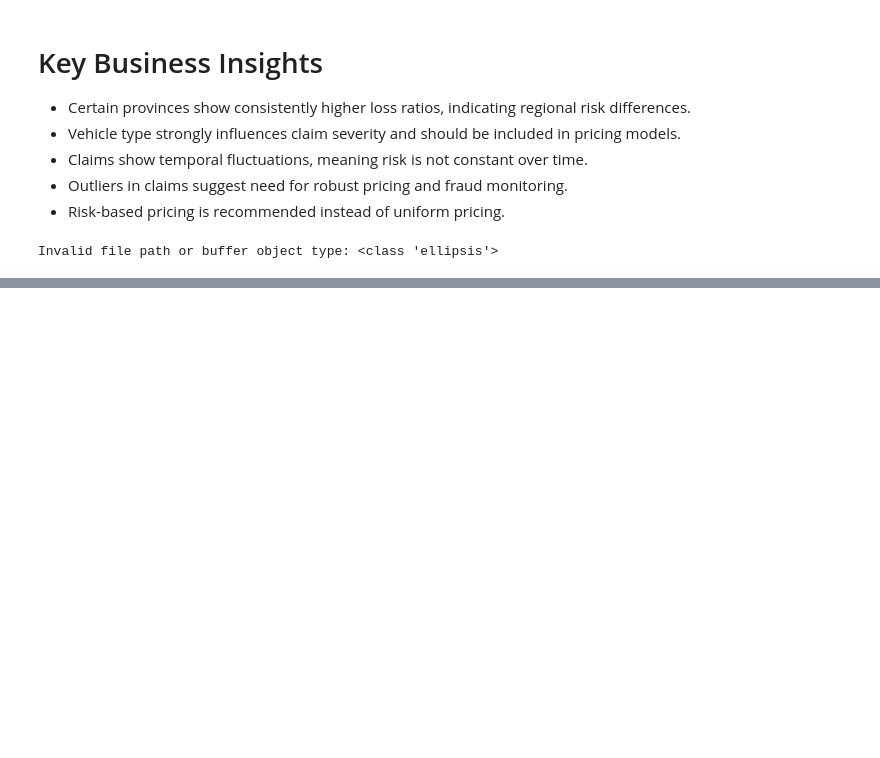
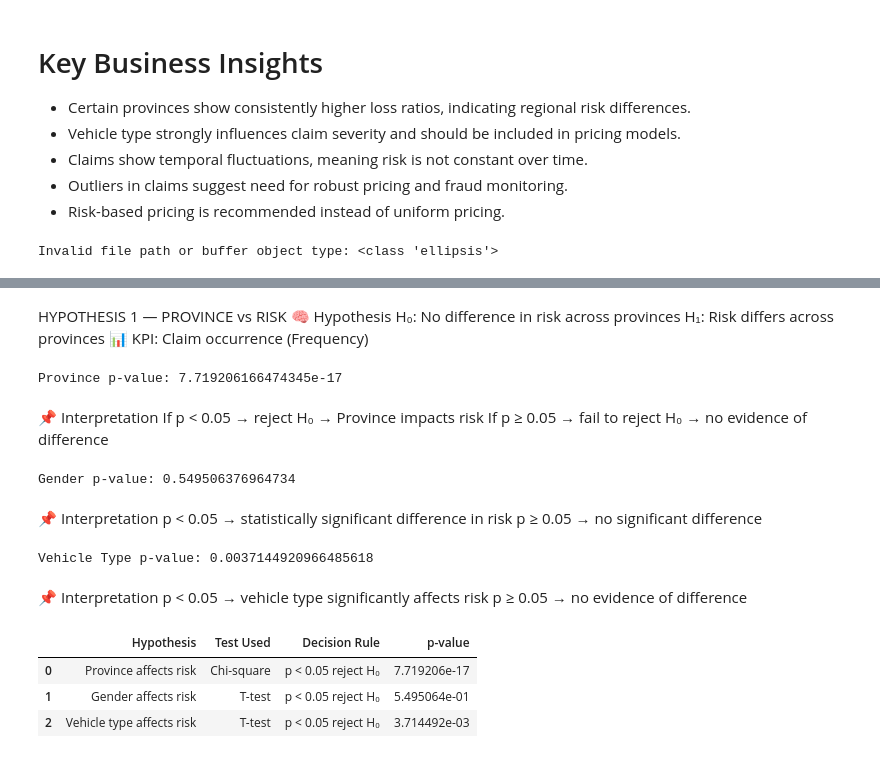
Before and after one commit to Bethabrh/insurance-risk-analytics, a Jupyter notebook: notebooks/01_eda.ipynb, the cells around one changed output, grey strips where cells are left out. Cells and saved outputs as stored; diff of their text form; code cells hidden in the pictures; blank space fills up the shorter version.

```diff
--- a/notebooks/01_eda.ipynb
+++ b/notebooks/01_eda.ipynb
@@ -334,0 +450,80 @@ SyntaxError: invalid syntax (592029976.py, line 1)
+# %%
+df["LossRatio"] = df["TotalClaims"] / df["TotalPremium"]
+df["LossRatio"] = df["LossRatio"].replace([np.inf, -np.inf], np.nan)
+df = df.dropna(subset=["LossRatio"])
+# %% [markdown]
+HYPOTHESIS 1 — PROVINCE vs RISK
+🧠 Hypothesis
+H₀: No difference in risk across provinces
+H₁: Risk differs across provinces
+📊 KPI: Claim occurrence (Frequency)
+# %%
+province_table = pd.crosstab(df["Province"], df["TotalClaims"] > 0)
+
+chi2, p_province, dof, expected = chi2_contingency(province_table)
+
+print("Province p-value:", p_province)
+# %% [output]
+Province p-value: 7.719206166474345e-17
+# %% [markdown]
+📌 Interpretation
+If p < 0.05 → reject H₀ → Province impacts risk
+If p ≥ 0.05 → fail to reject H₀ → no evidence of difference
+# %%
+male = df[df["Gender"] == "Male"]["LossRatio"].dropna()
+female = df[df["Gender"] == "Female"]["LossRatio"].dropna()
+
+t_stat, p_gender = ttest_ind(male, female, equal_var=False)
+
+print("Gender p-value:", p_gender)
+# %% [output]
+Gender p-value: 0.549506376964734
+# %% [markdown]
+📌 Interpretation
+p < 0.05 → statistically significant difference in risk
+p ≥ 0.05 → no significant difference
+# %%
+top_types = df["VehicleType"].value_counts().index[:2]
+
+g1 = df[df["VehicleType"] == top_types[0]]["LossRatio"].dropna()
+g2 = df[df["VehicleType"] == top_types[1]]["LossRatio"].dropna()
+
+t_stat, p_vehicle = ttest_ind(g1, g2, equal_var=False)
+
+print("Vehicle Type p-value:", p_vehicle)
+# %% [output]
+Vehicle Type p-value: 0.0037144920966485618
+# %% [markdown]
+📌 Interpretation
+p < 0.05 → vehicle type significantly affects risk
+p ≥ 0.05 → no evidence of difference
+# %%
+results = pd.DataFrame({
+    "Hypothesis": [
+        "Province affects risk",
+        "Gender affects risk",
+        "Vehicle type affects risk"
+    ],
+    "Test Used": [
+        "Chi-square",
+        "T-test",
+        "T-test"
+    ],
+    "Decision Rule": [
+        "p < 0.05 reject H₀",
+        "p < 0.05 reject H₀",
+        "p < 0.05 reject H₀"
+    ],
+    "p-value": [
+        p_province,
+        p_gender,
+        p_vehicle
+    ]
+})
+
+results
+# %% [output]
+|  | Hypothesis | Test Used | Decision Rule | p-value |
+| 0 | Province affects risk | Chi-square | p < 0.05 reject H₀ | 7.719206e-17 |
+| 1 | Gender affects risk | T-test | p < 0.05 reject H₀ | 5.495064e-01 |
+| 2 | Vehicle type affects risk | T-test | p < 0.05 reject H₀ | 3.714492e-03 |
```
Also changed, not shown: parts of 41 cells of this notebook.
